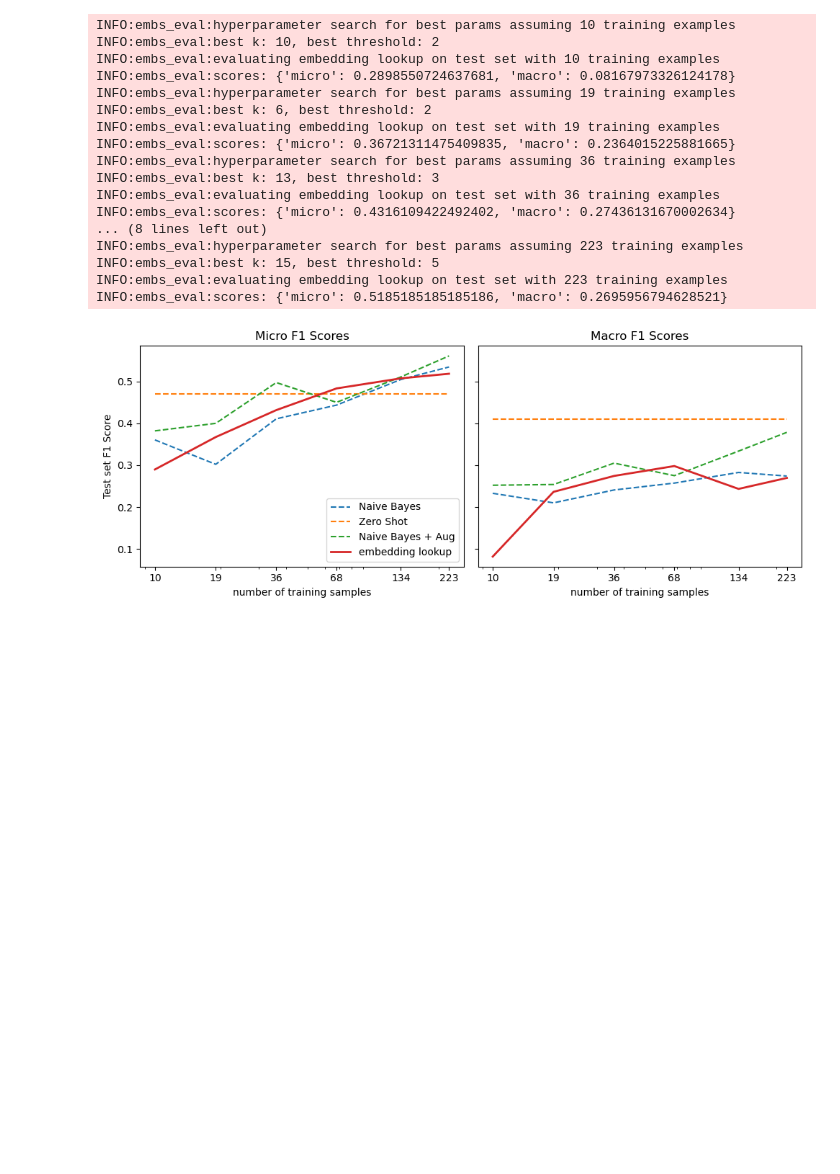
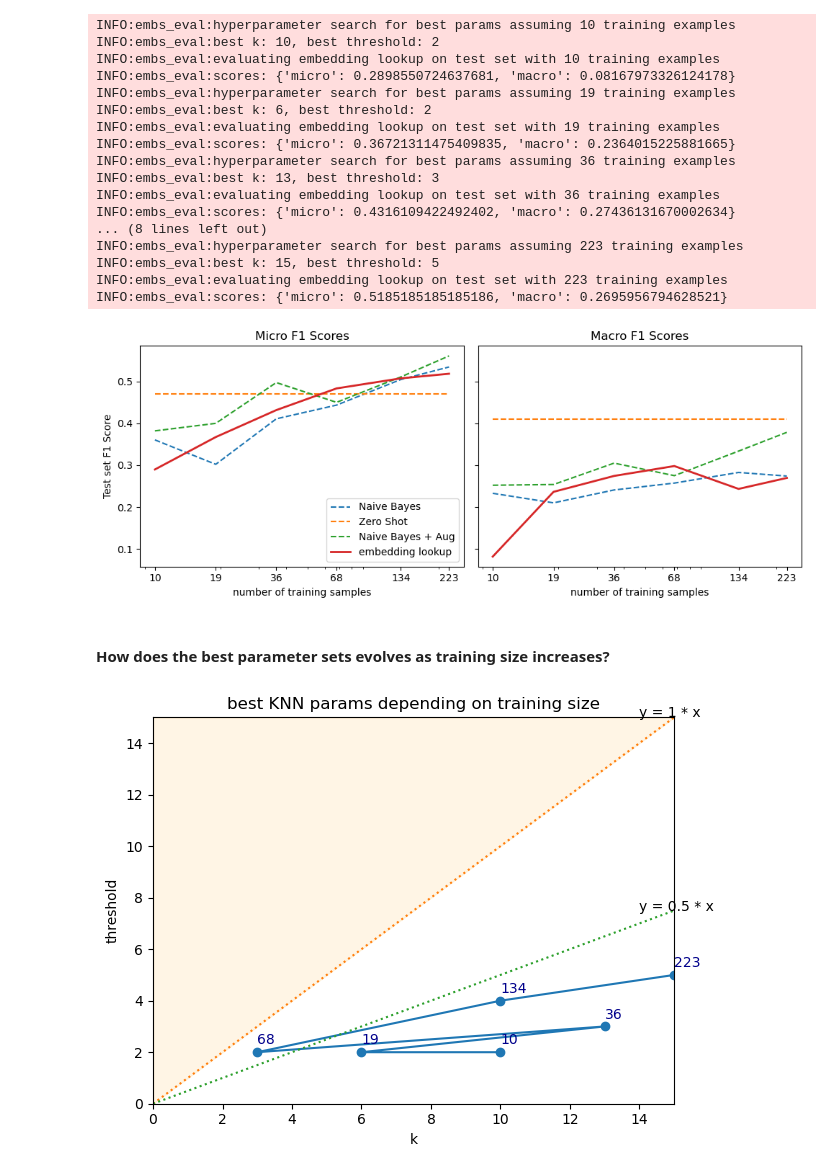
Before and after one commit to spayot/nlp_with_transformers, a Jupyter notebook: chp09_few_to_no_labels/notebooks/nlpt_09_few_to_no_labels.ipynb, the cells around one changed output. Drawn from its saved outputs; the diff is of its cells as text; code cells hidden in the pictures; blank space fills up the shorter version.

Commit message:
refactoring the sliced training runner and adding domain adaptation section

```diff
--- a/chp09_few_to_no_labels/notebooks/nlpt_09_few_to_no_labels.ipynb
+++ b/chp09_few_to_no_labels/notebooks/nlpt_09_few_to_no_labels.ipynb
@@ -500,7 +502,7 @@ model.resize_token_embeddings(len(tokenizer))
 
 # other option: recycle existing special token tokenizer.pad_token = tokenizer.eos_token
 
-text_embedder = fl.text_embeddings.TransformerWithMeanPooling(model)
+text_embedder = fl.knn.TransformerWithMeanPooling(model)
 # %% [output]
 Some weights of the model checkpoint at miguelvictor/python-gpt2-large were not used when initializing GPT2Model: ['lm_head.weight']
 - This IS expected if you are initializing GPT2Model from the checkpoint of a model trained on another task or with another architecture (e.g. initializing a BertForSequenceClassification model from a ...
@@ -547,7 +549,7 @@ Bonus:
 embs_train.add_faiss_index(column="embeddings")
 
 # test a single tagging strategy
-tagger = fl.text_embeddings.KNNTagger(k=10, threshold=3)
+tagger = fl.knn.KNNTagger(k=10, threshold=3)
 tagger.fit(embs_train)
 tagger.score(embs_valid)
 # %% [output]
@@ -625,7 +627,7 @@ len(train_slice)
 # test a single tagging strategy
 embs_train.add_faiss_index("embeddings")
 
-tagger = fl.text_embeddings.KNNTagger(k=5, threshold=2)
+tagger = fl.knn.KNNTagger(k=5, threshold=2)
 tagger.fit(embs_train)
 tagger.score(embs_valid)
 # %% [output]
@@ -645,11 +647,13 @@ if logger.hasHandlers():
     logger.handlers.clear()
 
 micros, macros= [], []
-best_ks, best_threholds = [], []
+best_ks, best_thresholds = [], []
 
 for train_slice in train_slices:
+
     tmp_train_ds = embs_train.select(train_slice)
     tmp_train_ds.add_faiss_index(column="embeddings")
+
     logger.info(f"hyperparameter search for best params assuming {len(train_slice):,} training examples")
     micro_scores, macro_scores = gridsearch_on_f1_scores(tmp_train_ds, embs_valid, topk=17)
     best_k, best_threshold = get_best_parameters(micro_scores)
@@ -657,7 +661,7 @@ for train_slice in train_slices:
 
     # evaluate on test set
     logger.info(f"evaluating {strategy} on test set with {len(train_slice):,} training examples")
-    tagger = fl.text_embeddings.KNNTagger(best_k, best_threshold)
+    tagger = fl.knn.KNNTagger(best_k, best_threshold)
     tagger.fit(tmp_train_ds)
     scores = tagger.score(embs_test)
     logger.info(f"scores: {scores}")
@@ -665,7 +669,7 @@ for train_slice in train_slices:
     micros.append(scores["micro"])
     macros.append(scores["macro"])
     best_ks.append(best_k)
-    best_threholds.append(best_threshold)
+    best_thresholds.append(best_threshold)
 
 evaluator.f1_scores["micro"][strategy] = micros
 evaluator.f1_scores["macro"][strategy] = macros
@@ -692,3 +696,37 @@ fig = fl.plot.plot_metrics(evaluator, strategy)
 fig.savefig(EVAL_FIGURE_PATH)
 # %% [output]
 [figure]
+# %% [markdown]
+#### How does the best parameter sets evolves as training size increases?
+# %%
+# refactored
+def plot_best_params(best_ks: list[int], best_thresholds: list[int], annotations: list) -> None:
+    plt.plot(best_ks, best_thresholds, marker='o')
+    plt.xlabel("k")
+    plt.ylabel("threshold")
+    plt.xlim([0,15])
+    plt.ylim([0,15])
+
+    annotate(best_ks, best_thresholds, annotations)
+
+    x = np.array([0, 15])
+
+    for factor in [1, .5]:
+        plot_line_references(15, factor)
+
+    plt.title("best KNN params depending on training size")
+    plt.fill_between(x, x, [15,15], color="orange", alpha=.1)
+    plt.tight_layout()
+    plt.show()
+
+def annotate(xs, ys, text):
+    for x, y, s in zip(xs, ys, text):
+        plt.text(x, y+.3, s, c="darkblue")
+
+def plot_line_references(xlim, factor):
+    plt.plot([0, xlim], [0, xlim * factor], ':')
+    plt.text(xlim -1, xlim * factor, f"y = {factor} * x")
+
+plot_best_params(best_ks, best_thresholds, [len(slice) for slice in train_slices])
+# %% [output]
+[figure, added]
```
Also changed, not shown: parts of 21 cells of this notebook, 9 other files.
